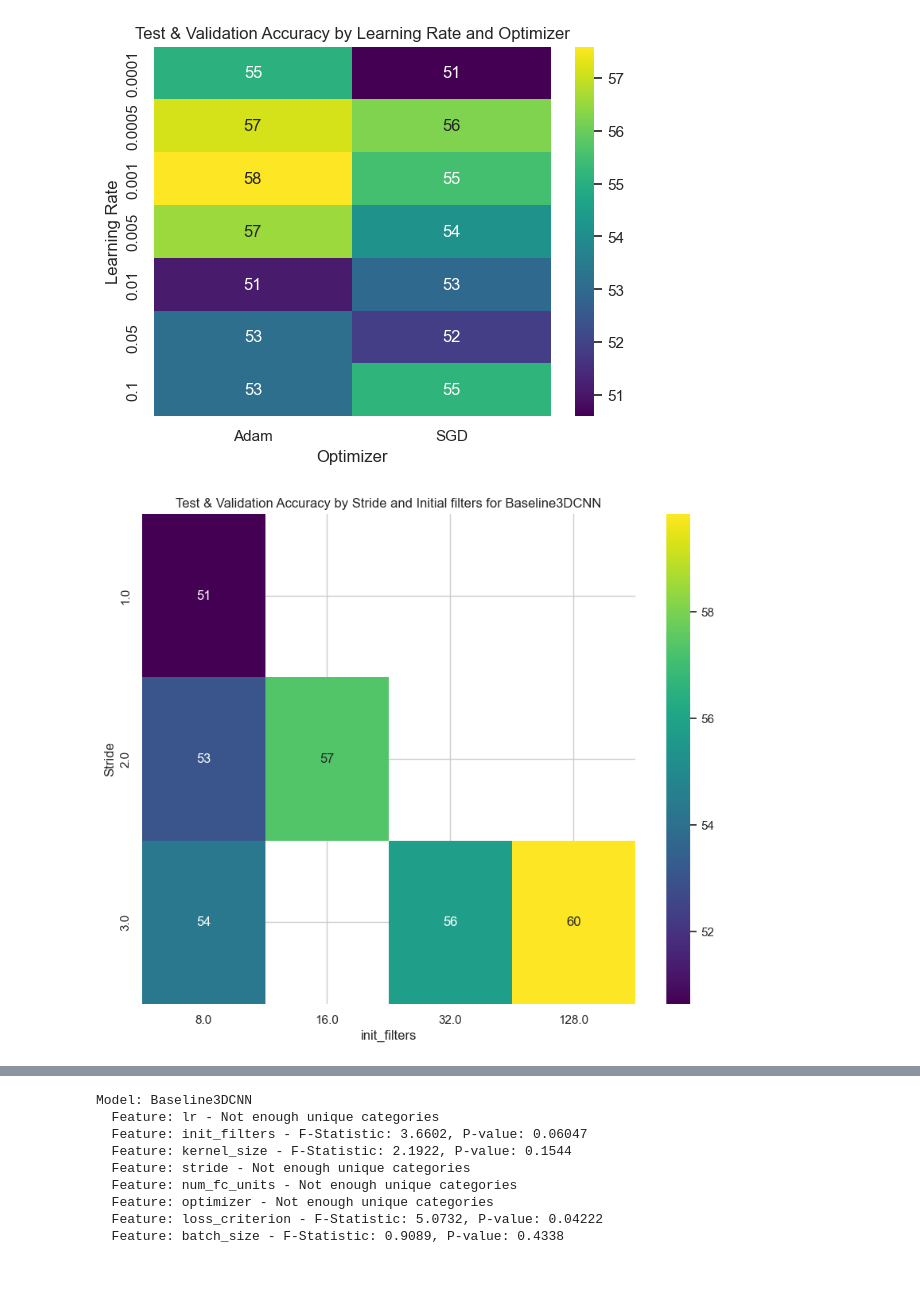
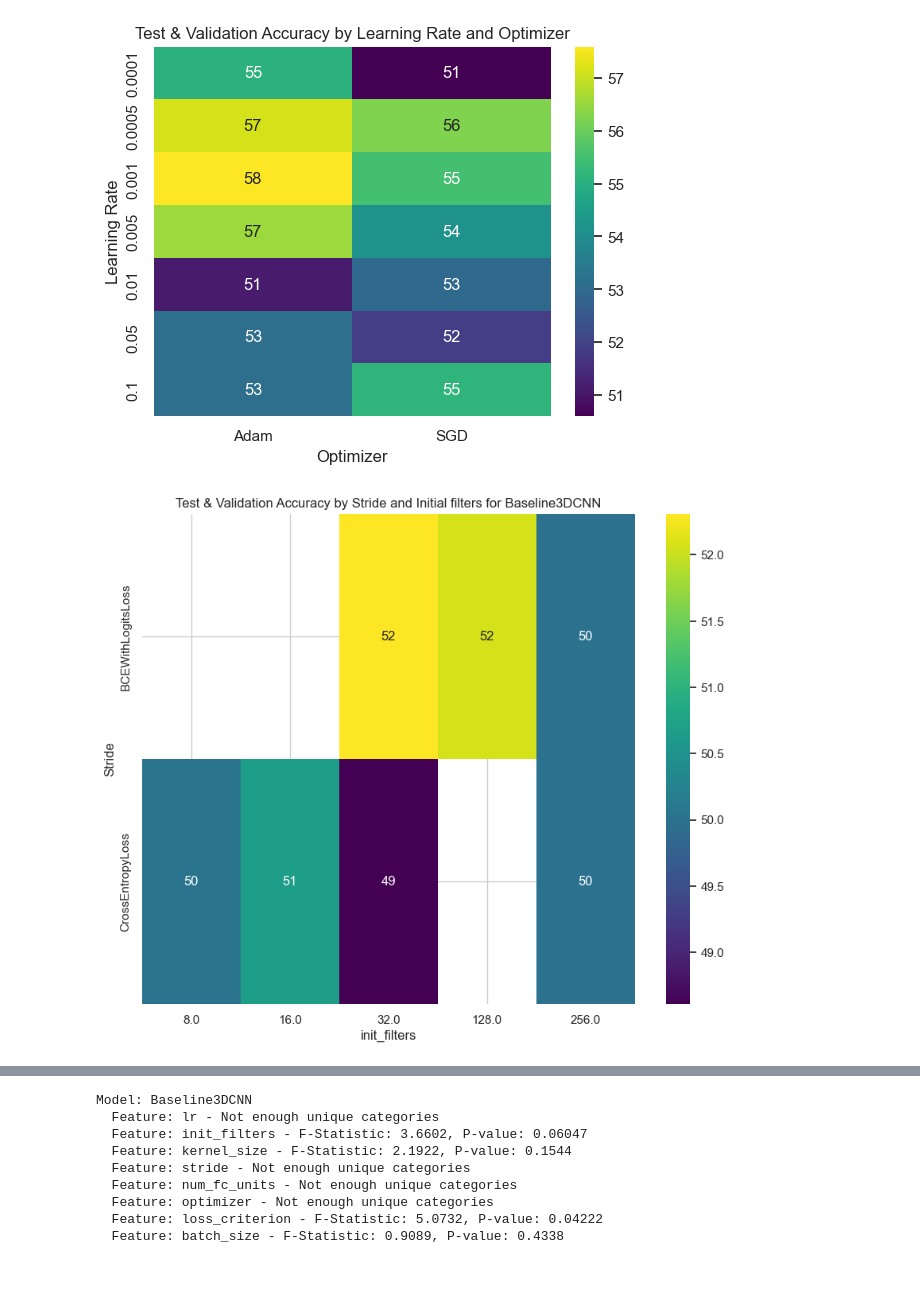
Before and after one commit to Michaelfosse/MasterThesis, a Jupyter notebook: Code/3. Descriptive analytics/Describing_Results.ipynb, the cells around one changed output, grey strips where cells are left out. Drawn from its saved outputs; the diff is of its cells as text; code cells hidden in the pictures.

```diff
--- a/Code/3. Descriptive analytics/Describing_Results.ipynb
+++ b/Code/3. Descriptive analytics/Describing_Results.ipynb
@@ -981,18 +964,18 @@ plt.show()
 # %%
 import seaborn as sns
 import matplotlib.pyplot as plt
 
 # Filter the data for model = Baseline3DCNN
 filtered_data = all_results[all_results['model'] == 'Baseline3DCNN']
 
 
 # Heatmap for 'stride' and 'optimizer'
-heatmap_data_stride = filtered_data.pivot_table(values='Test & Validation Accuracy', index='kernel_size', columns='init_filters', aggfunc='mean')
+heatmap_data_stride = filtered_data.pivot_table(values='Test & Validation Accuracy', index='loss_criterion', columns='init_filters', aggfunc='mean')
 plt.figure(figsize=(10, 8))
 sns.heatmap(heatmap_data_stride, annot=True, cmap='viridis')
 plt.xlabel('init_filters')
 plt.ylabel('Stride')
 plt.title('Test & Validation Accuracy by Stride and Initial filters for Baseline3DCNN')
 plt.show()
 # %% [output]
-[figure, old version]
+[figure, new version]
```
Also changed, not shown: parts of 3 cells of this notebook.
